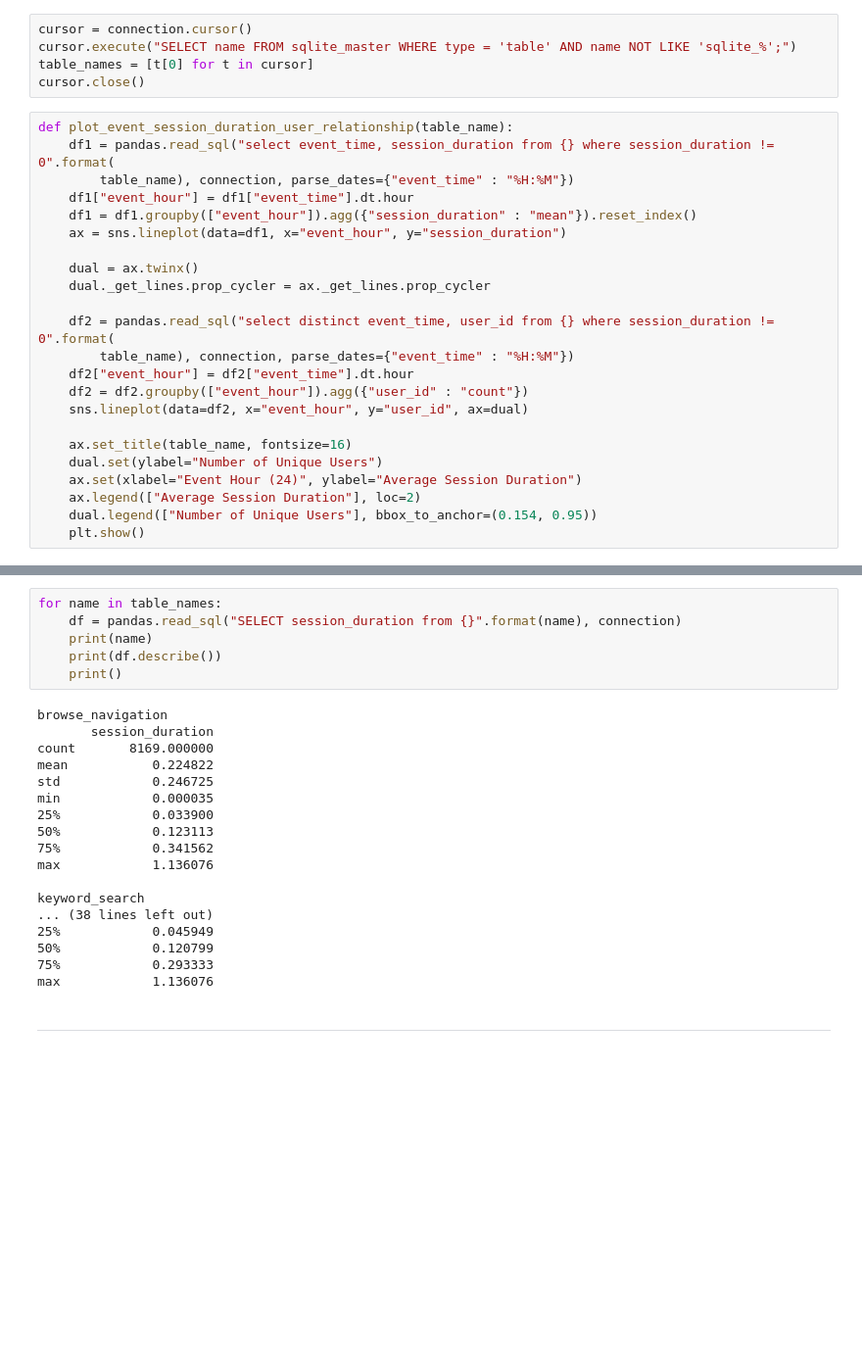
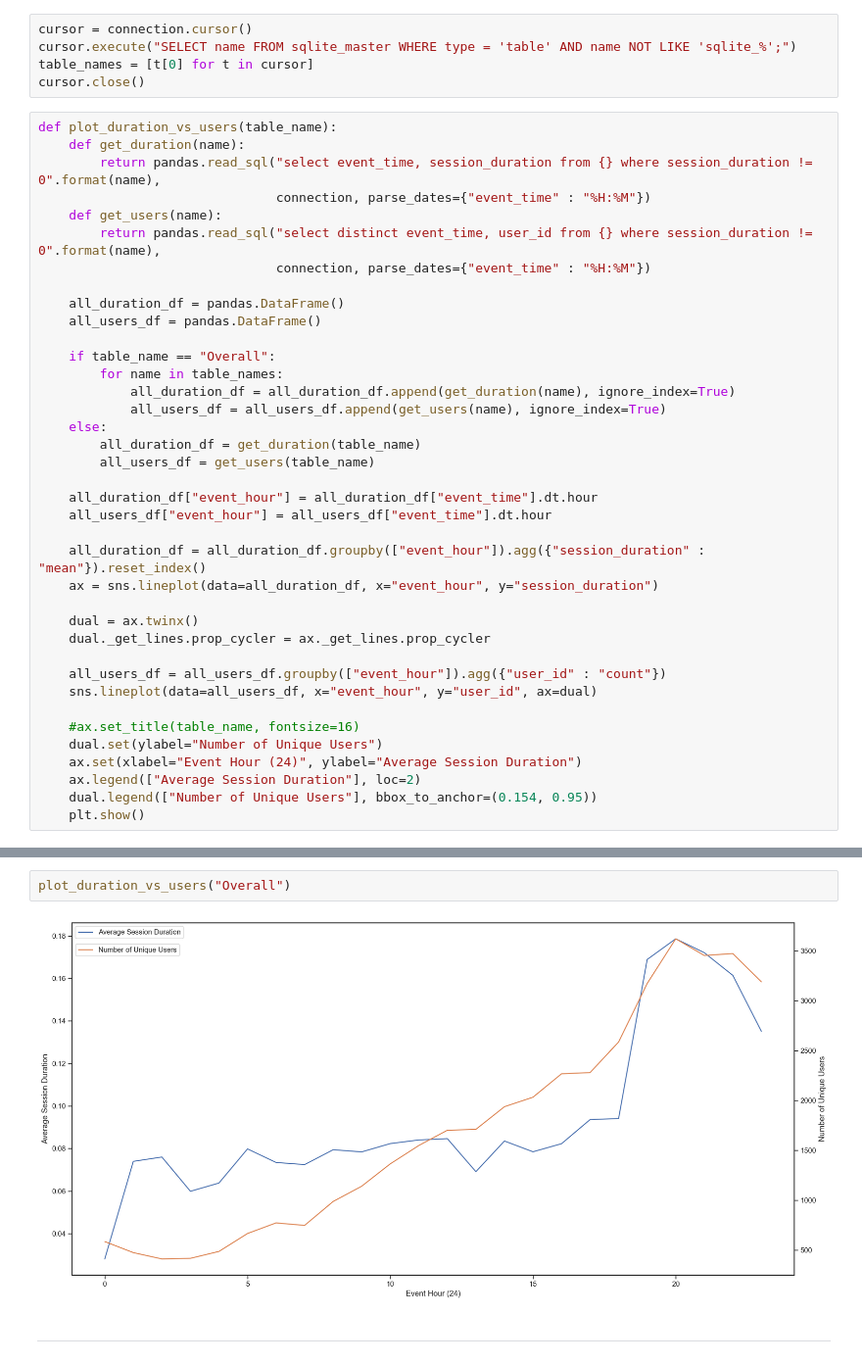
Before and after one commit to dmnapolitano/ap_data_science_manager_interview, a Jupyter notebook: Data Exploration.ipynb, the cells around one changed output, grey strips where cells are left out. Shown at 98% size. Saved outputs shown, nothing was run; the diff lists cells and outputs as text; blank space fills up the shorter version.

```diff
--- a/Data Exploration.ipynb
+++ b/Data Exploration.ipynb
@@ -21,23 +20,38 @@ cursor.execute("SELECT name FROM sqlite_master WHERE type = 'table' AND name NOT
 table_names = [t[0] for t in cursor]
 cursor.close()
 # %%
-def plot_event_session_duration_user_relationship(table_name):
-    df1 = pandas.read_sql("select event_time, session_duration from {} where session_duration != 0".format(
-        table_name), connection, parse_dates={"event_time" : "%H:%M"})
-    df1["event_hour"] = df1["event_time"].dt.hour
-    df1 = df1.groupby(["event_hour"]).agg({"session_duration" : "mean"}).reset_index()
-    ax = sns.lineplot(data=df1, x="event_hour", y="session_duration")
+def plot_duration_vs_users(table_name):
+    def get_duration(name):
+        return pandas.read_sql("select event_time, session_duration from {} where session_duration != 0".format(name),
+                               connection, parse_dates={"event_time" : "%H:%M"})
+    def get_users(name):
+        return pandas.read_sql("select distinct event_time, user_id from {} where session_duration != 0".format(name),
+                               connection, parse_dates={"event_time" : "%H:%M"})
+
+    all_duration_df = pandas.DataFrame()
+    all_users_df = pandas.DataFrame()
+
+    if table_name == "Overall":
+        for name in table_names:
+            all_duration_df = all_duration_df.append(get_duration(name), ignore_index=True)
+            all_users_df = all_users_df.append(get_users(name), ignore_index=True)
+    else:
+        all_duration_df = get_duration(table_name)
+        all_users_df = get_users(table_name)
+
+    all_duration_df["event_hour"] = all_duration_df["event_time"].dt.hour
+    all_users_df["event_hour"] = all_users_df["event_time"].dt.hour
+
+    all_duration_df = all_duration_df.groupby(["event_hour"]).agg({"session_duration" : "mean"}).reset_index()
+    ax = sns.lineplot(data=all_duration_df, x="event_hour", y="session_duration")
 
     dual = ax.twinx()
     dual._get_lines.prop_cycler = ax._get_lines.prop_cycler
 
-    df2 = pandas.read_sql("select distinct event_time, user_id from {} where session_duration != 0".format(
-        table_name), connection, parse_dates={"event_time" : "%H:%M"})
-    df2["event_hour"] = df2["event_time"].dt.hour
-    df2 = df2.groupby(["event_hour"]).agg({"user_id" : "count"})
-    sns.lineplot(data=df2, x="event_hour", y="user_id", ax=dual)
+    all_users_df = all_users_df.groupby(["event_hour"]).agg({"user_id" : "count"})
+    sns.lineplot(data=all_users_df, x="event_hour", y="user_id", ax=dual)
 
-    ax.set_title(table_name, fontsize=16)
+    #ax.set_title(table_name, fontsize=16)
     dual.set(ylabel="Number of Unique Users")
     ax.set(xlabel="Event Hour (24)", ylabel="Average Session Duration")
     ax.legend(["Average Session Duration"], loc=2)
@@ -55,26 +60,6 @@ for name in table_names:
-# %%
-for name in table_names:
-    df = pandas.read_sql("SELECT session_duration from {}".format(name), connection)
-    print(name)
-    print(df.describe())
-    print()
-# %% [output]
-browse_navigation
-       session_duration
-count       8169.000000
-mean           0.224822
-std            0.246725
-min            0.000035
-25%            0.033900
-50%            0.123113
-75%            0.341562
-max            1.136076
-
-keyword_search
-... (38 lines left out)
-25%            0.045949
-50%            0.120799
-75%            0.293333
-max            1.136076
+# %%
+plot_duration_vs_users("Overall")
+# %% [output]
+[figure, added]
 # %% [markdown]
 ---
```
Also changed, not shown: parts of 19 cells of this notebook.
